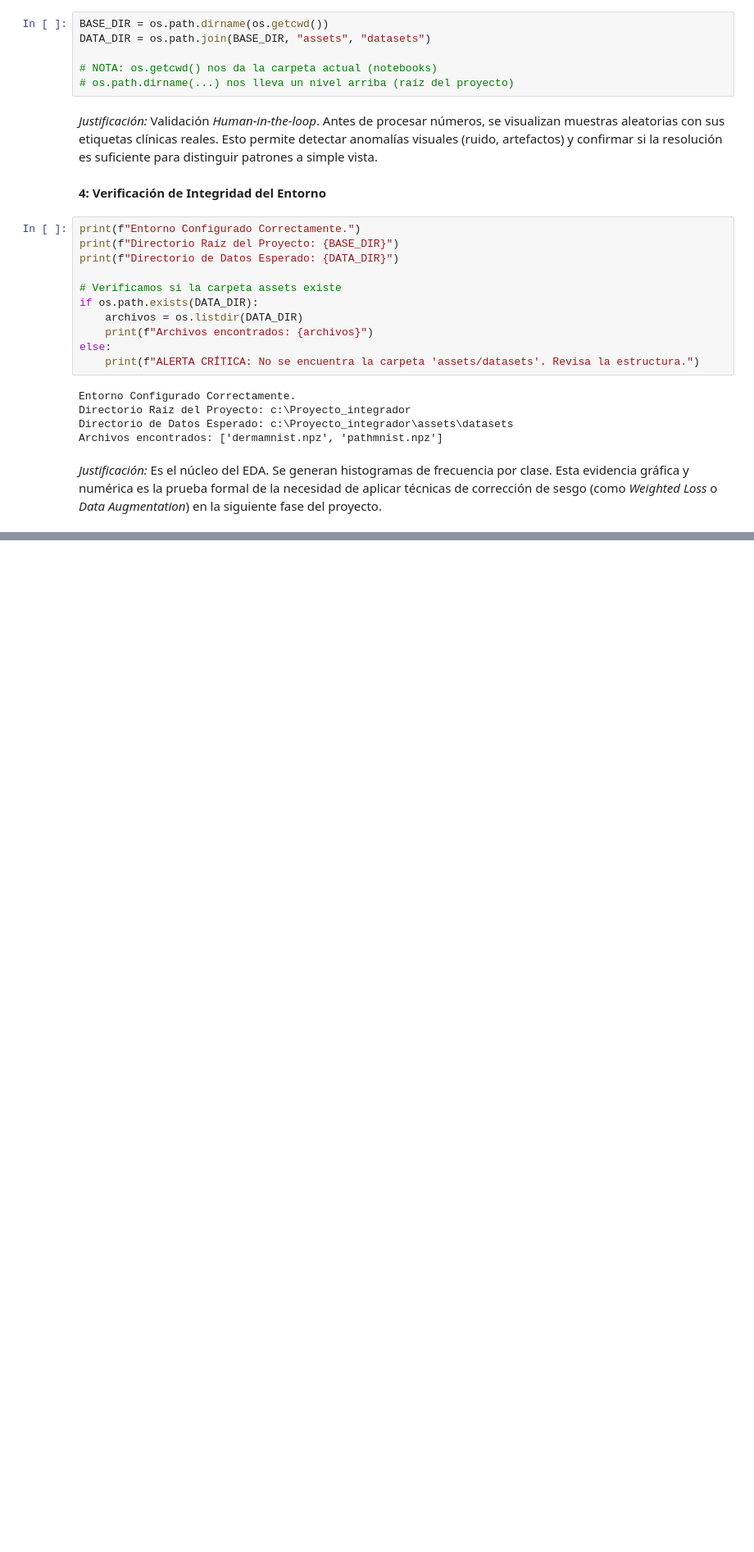
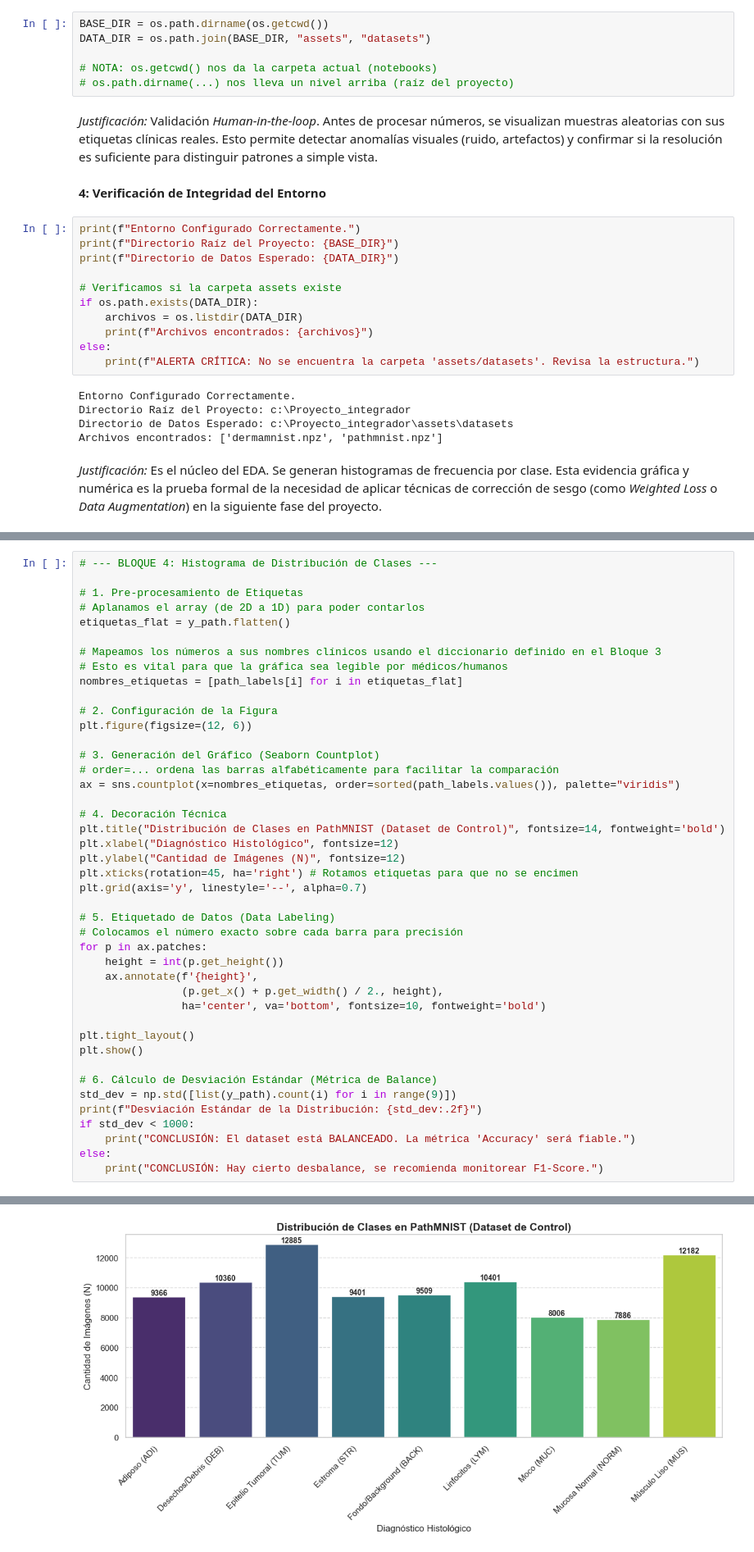
Before and after one commit to corycontrerascedi-max/ProyectoIntegrador, a Jupyter notebook: notebooks/EDA.ipynb, the cells around one changed output, grey strips where cells are left out. Shown at 82% size. Drawn from its saved outputs; the diff is of its cells as text; blank space fills up the shorter version.

```diff
--- a/notebooks/EDA.ipynb
+++ b/notebooks/EDA.ipynb
@@ -74,0 +219,44 @@ Archivos encontrados: ['dermamnist.npz', 'pathmnist.npz']
+# %%
+# --- BLOQUE 4: Histograma de Distribución de Clases ---
+
+# 1. Pre-procesamiento de Etiquetas
+# Aplanamos el array (de 2D a 1D) para poder contarlos
+etiquetas_flat = y_path.flatten()
+
+# Mapeamos los números a sus nombres clínicos usando el diccionario definido en el Bloque 3
+# Esto es vital para que la gráfica sea legible por médicos/humanos
+nombres_etiquetas = [path_labels[i] for i in etiquetas_flat]
+
+# 2. Configuración de la Figura
+plt.figure(figsize=(12, 6))
+
+# 3. Generación del Gráfico (Seaborn Countplot)
+# order=... ordena las barras alfabéticamente para facilitar la comparación
+ax = sns.countplot(x=nombres_etiquetas, order=sorted(path_labels.values()), palette="viridis")
+
+# 4. Decoración Técnica
+plt.title("Distribución de Clases en PathMNIST (Dataset de Control)", fontsize=14, fontweight='bold')
+plt.xlabel("Diagnóstico Histológico", fontsize=12)
+plt.ylabel("Cantidad de Imágenes (N)", fontsize=12)
+plt.xticks(rotation=45, ha='right') # Rotamos etiquetas para que no se encimen
+plt.grid(axis='y', linestyle='--', alpha=0.7)
+
+# 5. Etiquetado de Datos (Data Labeling)
+# Colocamos el número exacto sobre cada barra para precisión
+for p in ax.patches:
+    height = int(p.get_height())
+    ax.annotate(f'{height}',
+                (p.get_x() + p.get_width() / 2., height),
+                ha='center', va='bottom', fontsize=10, fontweight='bold')
+
+plt.tight_layout()
+plt.show()
+
+# 6. Cálculo de Desviación Estándar (Métrica de Balance)
+std_dev = np.std([list(y_path).count(i) for i in range(9)])
+print(f"Desviación Estándar de la Distribución: {std_dev:.2f}")
+if std_dev < 1000:
+    print("CONCLUSIÓN: El dataset está BALANCEADO. La métrica 'Accuracy' será fiable.")
+else:
+    print("CONCLUSIÓN: Hay cierto desbalance, se recomienda monitorear F1-Score.")
+# %% [output]
@@ -74,0 +266 @@ Archivos encontrados: ['dermamnist.npz', 'pathmnist.npz']
+[figure, added]
```
Also changed, not shown: parts of 19 cells of this notebook.
